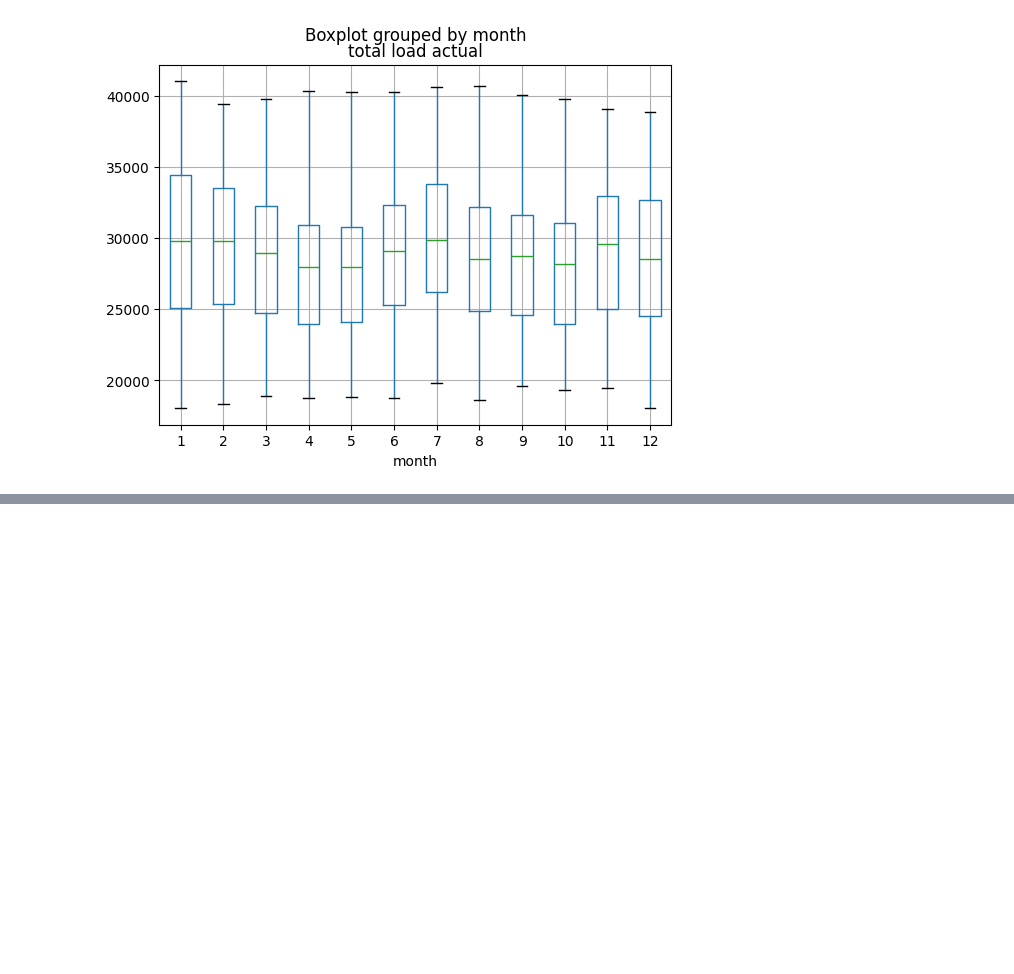
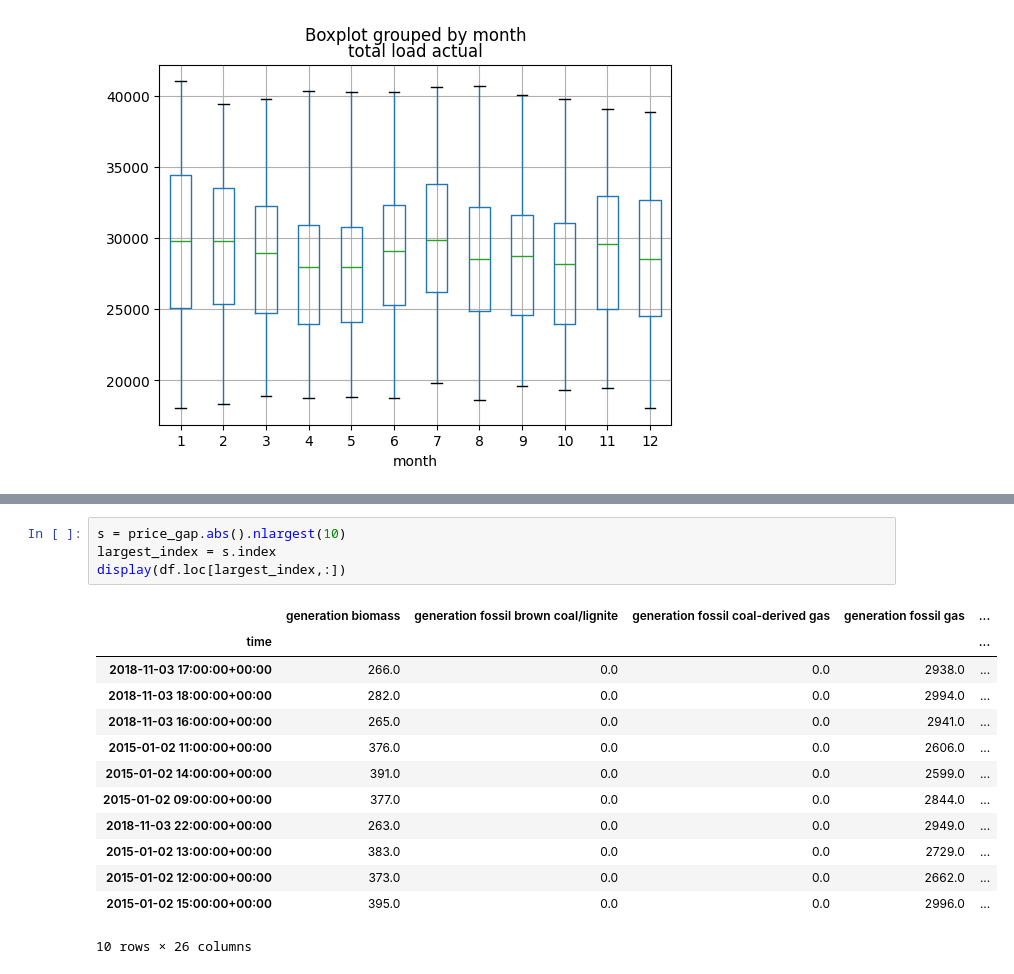
Before and after one commit to str311/pandas-and-plot-doc, a Jupyter notebook: data_analysis.ipynb, the cells around one changed output, grey strips where cells are left out. Drawn from its saved outputs; the diff is of its cells as text; blank space fills up the shorter version.

```diff
--- a/data_analysis.ipynb
+++ b/data_analysis.ipynb
@@ -135,0 +174,18 @@ ax = plot_df.boxplot(column="total load actual",by="month")
+# %%
+s = price_gap.abs().nlargest(10)
+largest_index = s.index
+display(df.loc[largest_index,:])
+# %% [output]
+|  | generation biomass | generation fossil brown coal/lignite | generation fossil coal-derived gas | generation fossil gas | ... |
+| time |  |  |  |  | ... |
+| 2018-11-03 17:00:00+00:00 | 266.0 | 0.0 | 0.0 | 2938.0 | ... |
+| 2018-11-03 18:00:00+00:00 | 282.0 | 0.0 | 0.0 | 2994.0 | ... |
+| 2018-11-03 16:00:00+00:00 | 265.0 | 0.0 | 0.0 | 2941.0 | ... |
+| 2015-01-02 11:00:00+00:00 | 376.0 | 0.0 | 0.0 | 2606.0 | ... |
+| 2015-01-02 14:00:00+00:00 | 391.0 | 0.0 | 0.0 | 2599.0 | ... |
+| 2015-01-02 09:00:00+00:00 | 377.0 | 0.0 | 0.0 | 2844.0 | ... |
+| 2018-11-03 22:00:00+00:00 | 263.0 | 0.0 | 0.0 | 2949.0 | ... |
+| 2015-01-02 13:00:00+00:00 | 383.0 | 0.0 | 0.0 | 2729.0 | ... |
+| 2015-01-02 12:00:00+00:00 | 373.0 | 0.0 | 0.0 | 2662.0 | ... |
+| 2015-01-02 15:00:00+00:00 | 395.0 | 0.0 | 0.0 | 2996.0 | ... |
+10 rows × 26 columns
```
Also changed, not shown: parts of 16 cells of this notebook, 2 other files.
